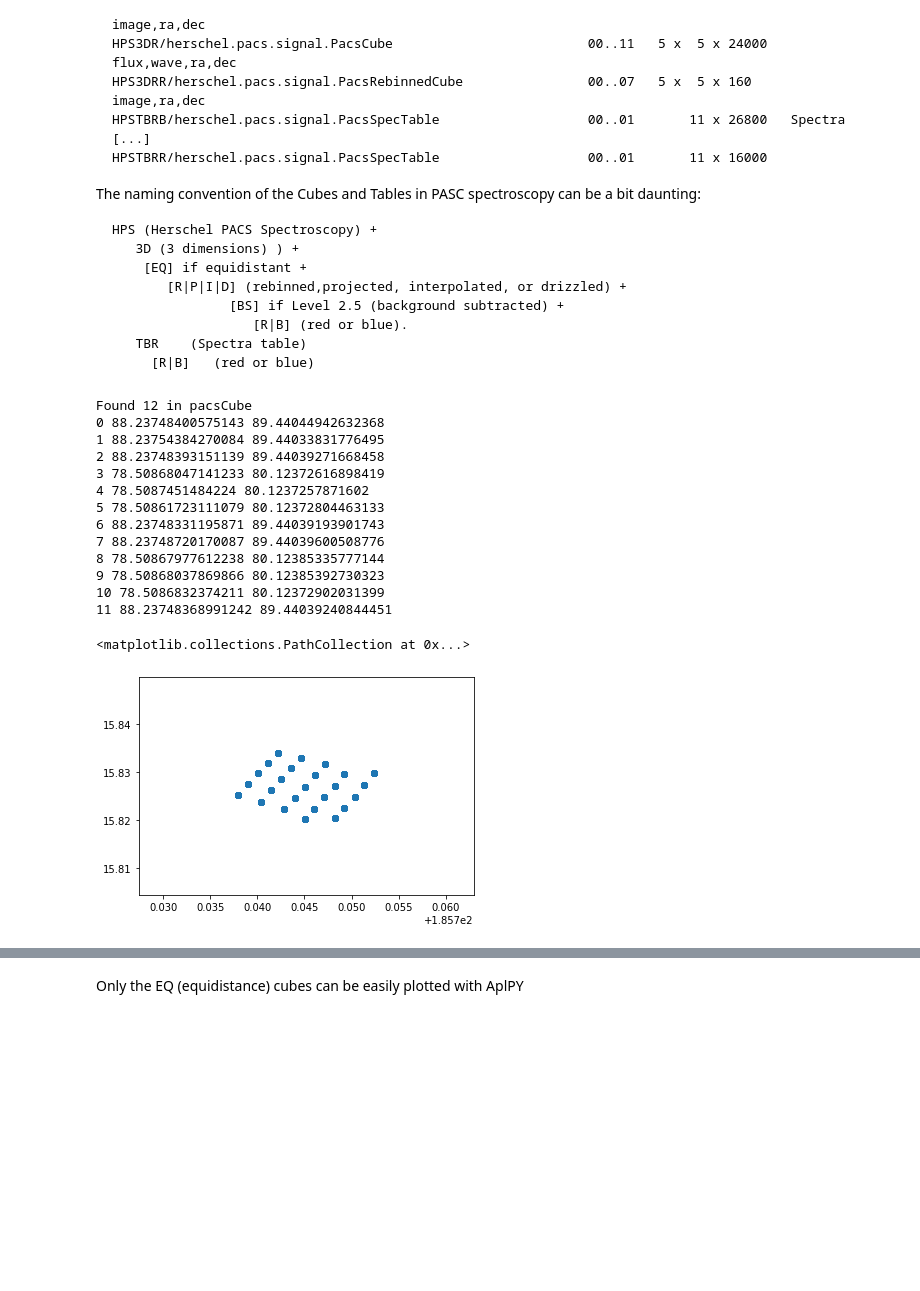
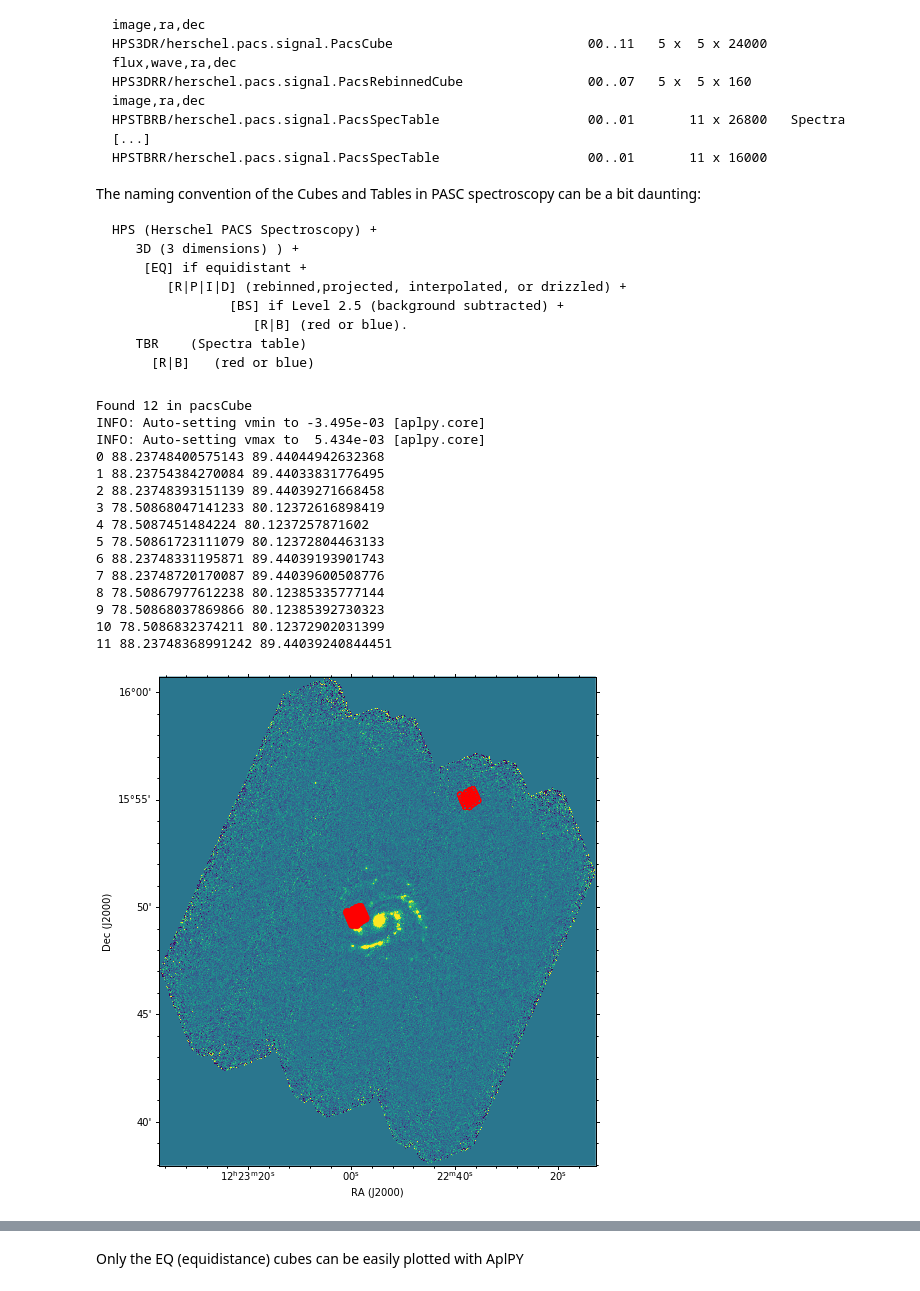
Before and after one commit to teuben/herplot, a Jupyter notebook: ngc4321.ipynb, the cells around one changed output, grey strips where cells are left out. Drawn from its saved outputs; the diff is of its cells as text; code cells hidden in the pictures; blank space fills up the shorter version.

```diff
--- a/ngc4321.ipynb
+++ b/ngc4321.ipynb
@@ -320,35 +325,37 @@ The naming convention of the Cubes and Tables in PASC spectroscopy can be a bit
 # %%
 pacs = get_pacs('1342223728/level2')
 
 pacsCube = pacs['HPS3DB']
 print('Found %s in pacsCube' % len(pacsCube))
+
+gc = aplpy.FITSFigure(hdu1)
+gc.show_colorscale()
 
 for i in range(len(pacsCube)):
     hdu = fits.open(pacsCube[i])
     flux = hdu[1].data
     wave = hdu[2].data
     ra = hdu[3].data
     dec = hdu[4].data
     print(i,wave.min(),wave.max())
     #print(flux.min(),flux.max())
+    x = ra.ravel()[:25]
+    y = dec.ravel()[:25]
+    gc.show_markers(x,y)
 # %% [output]
 Found 12 in pacsCube
+INFO: Auto-setting vmin to -3.495e-03 [aplpy.core]
+INFO: Auto-setting vmax to  5.434e-03 [aplpy.core]
 0 88.23748400575143 89.44044942632368
 1 88.23754384270084 89.44033831776495
 2 88.23748393151139 89.44039271668458
 3 78.50868047141233 80.12372616898419
 4 78.5087451484224 80.1237257871602
 5 78.50861723111079 80.12372804463133
 6 88.23748331195871 89.44039193901743
 7 88.23748720170087 89.44039600508776
 8 78.50867977612238 80.12385335777144
 9 78.50868037869866 80.12385392730323
 10 78.5086832374211 80.12372902031399
 11 88.23748368991242 89.44039240844451
+[figure, added]
-# %%
-ras = ra.ravel()[:1000]
-decs = dec.ravel()[:1000]
-plt.scatter(ras,decs)
-# %% [output]
-<matplotlib.collections.PathCollection at 0x...>
-[figure, removed]
```
Also changed, not shown: parts of 8 cells of this notebook.
